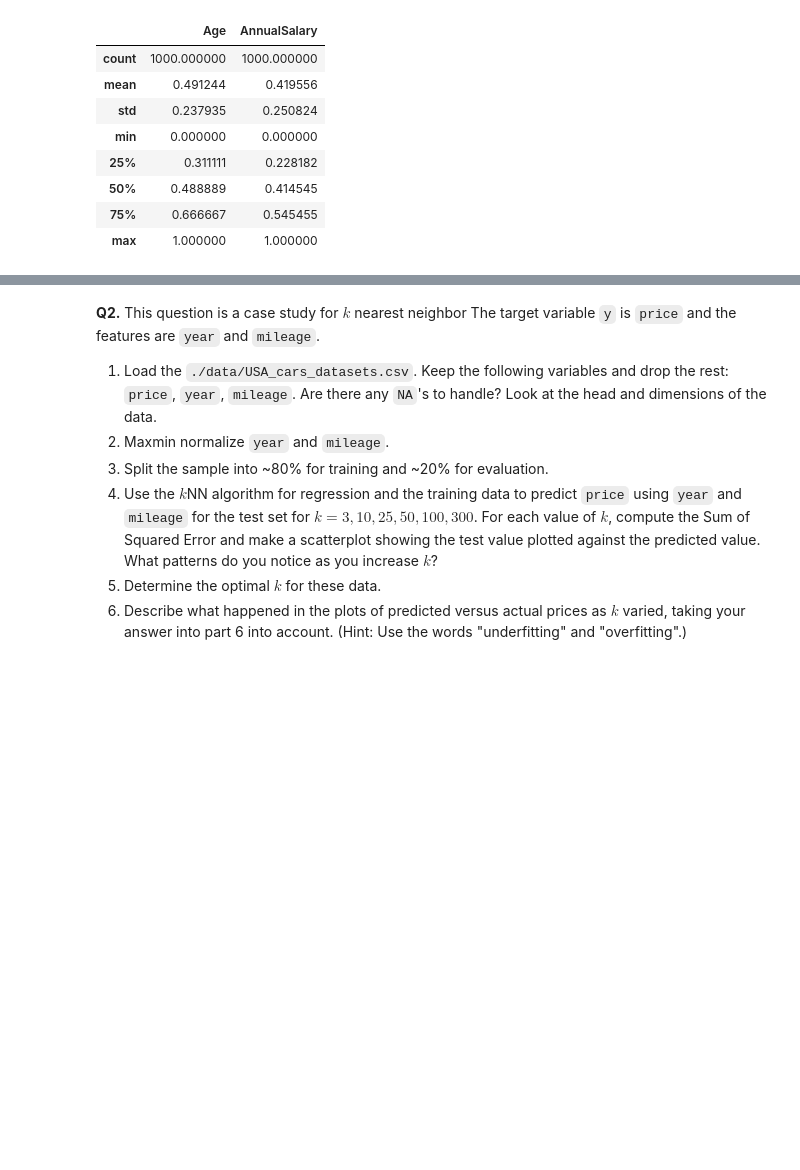
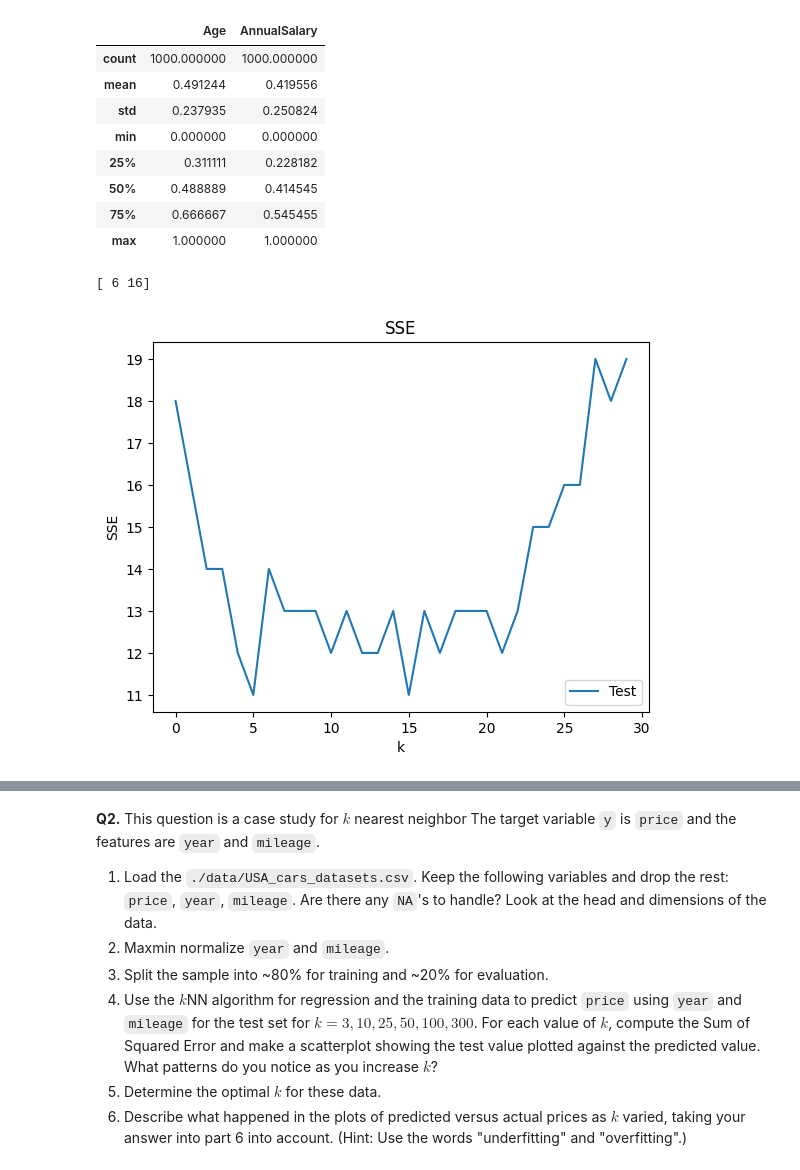
Before and after one commit to zoevw/assignment3, a Jupyter notebook: assignment_knn_and_kmc.ipynb, the cells around one changed output, grey strips where cells are left out. Drawn from its saved outputs; the diff is of its cells as text; code cells hidden in the pictures; blank space fills up the shorter version.

```diff
--- a/assignment_knn_and_kmc.ipynb
+++ b/assignment_knn_and_kmc.ipynb
@@ -77,3 +77,33 @@ X.describe()
 | 50% | 0.488889 | 0.414545 |
 | 75% | 0.666667 | 0.545455 |
 | max | 1.000000 | 1.000000 |
+# %%
+#1.4
+from sklearn.model_selection import train_test_split
+X_train, X_test, y_train, y_test = train_test_split(X,y,test_size=.2,random_state=1)
+# %%
+#1.5
+import numpy as np
+import matplotlib.pyplot as plt
+from sklearn.neighbors import KNeighborsClassifier
+k_bar = 30
+k_grid = np.arange(1,k_bar)
+SSE = np.zeros(k_bar)
+for k in range(k_bar):
+  model = KNeighborsClassifier(n_neighbors=k+1)
+  fitted_model = model.fit(X_train,y_train)
+  y_hat = fitted_model.predict(X_test)
+  SSE[k]=np.sum((y_test-y_hat)**2)
+SSE_min=np.min(SSE)
+min_index=np.where(SSE==SSE_min)
+k_star=k_grid[min_index]
+print(k_star)
+plt.plot(np.arange(0,k_bar),SSE,label='Test')
+plt.xlabel("k")
+plt.ylabel("SSE")
+plt.legend(loc='lower right')
+plt.title('SSE')
+plt.show()
+# %% [output]
+[ 6 16]
+[figure, added]
```
Also changed, not shown: parts of 6 cells of this notebook.
